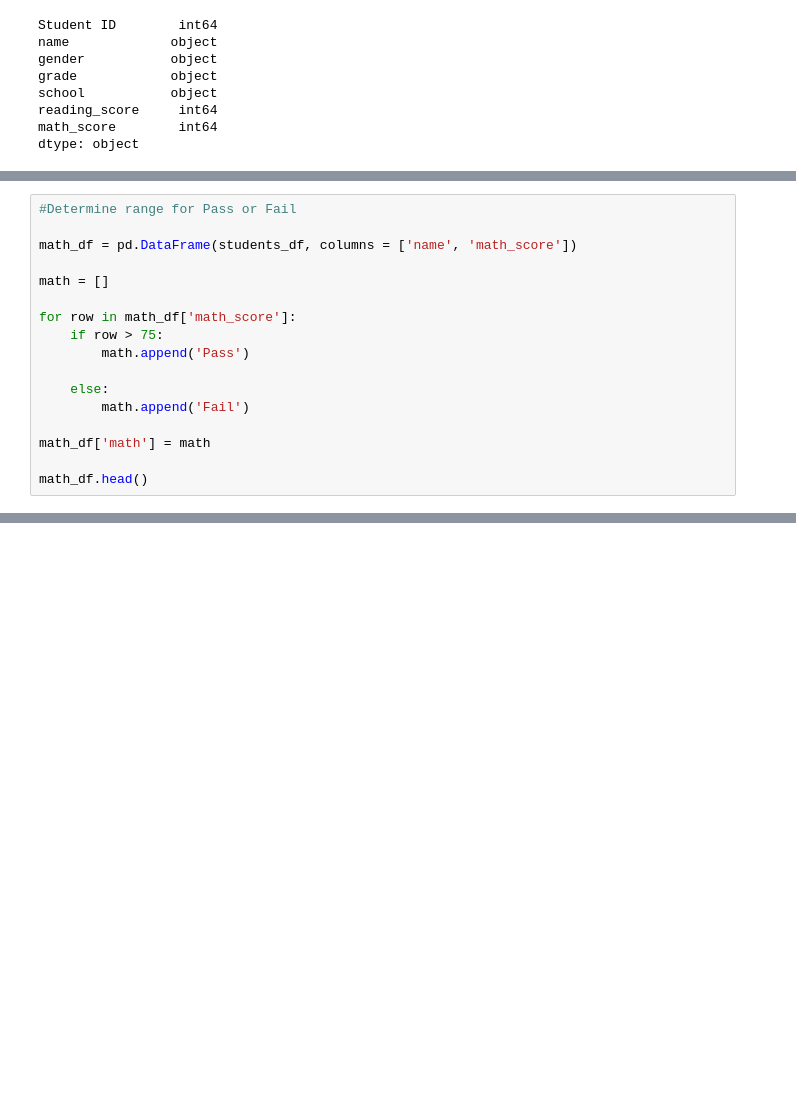
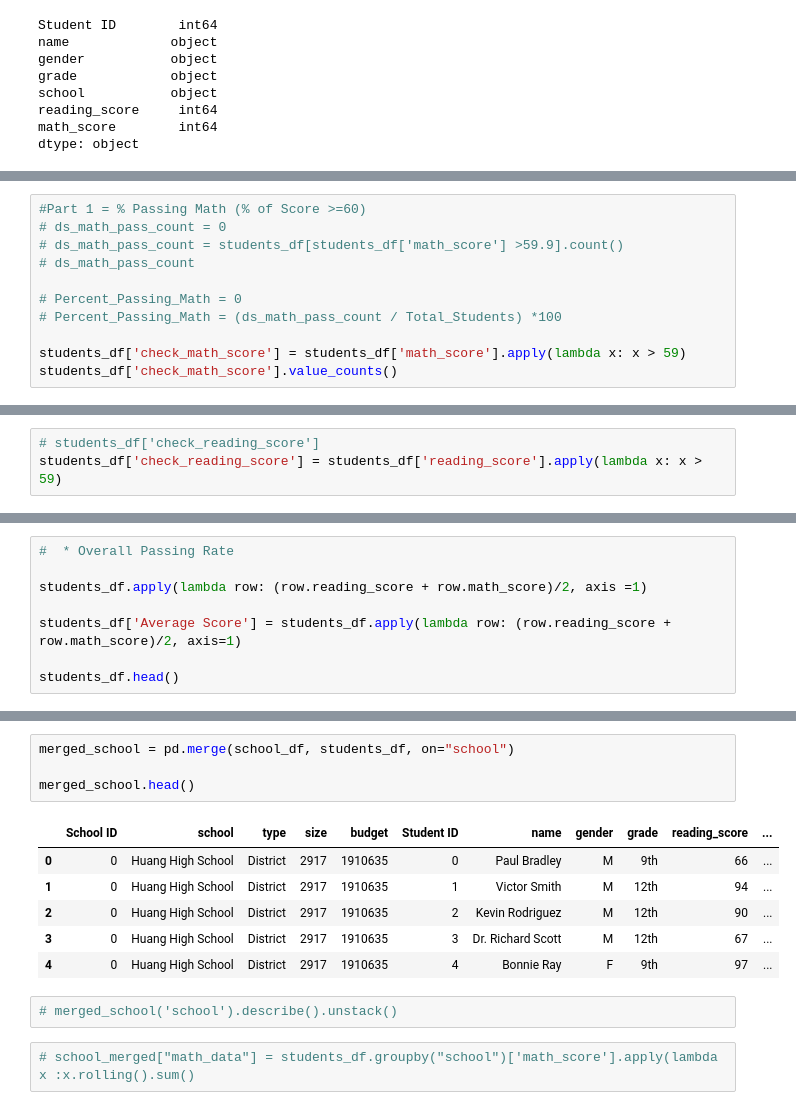
Before and after one commit to Vilma0228/Homework_4, a Jupyter notebook: PyCitySchools/raw_data/PyCitySchools.ipynb, the cells around one changed output, grey strips where cells are left out. Drawn from its saved outputs; the diff is of its cells as text; blank space fills up the shorter version.

```diff
--- a/PyCitySchools/raw_data/PyCitySchools.ipynb
+++ b/PyCitySchools/raw_data/PyCitySchools.ipynb
@@ -89,17 +61,0 @@ ds_math_pass = students_df['math_score']
-# %%
-#Determine range for Pass or Fail
-
-math_df = pd.DataFrame(students_df, columns = ['name', 'math_score'])
-
-math = []
-
-for row in math_df['math_score']:
-    if row > 75:
-        math.append('Pass')
-
-    else:
-        math.append('Fail')
-
-math_df['math'] = math
-
-math_df.head()
@@ -172,0 +85,11 @@ school_sum.head()
+# %%
+#Part 1 = % Passing Math (% of Score >=60)
+# ds_math_pass_count = 0
+# ds_math_pass_count = students_df[students_df['math_score'] >59.9].count()
+# ds_math_pass_count
+
+# Percent_Passing_Math = 0
+# Percent_Passing_Math = (ds_math_pass_count / Total_Students) *100
+
+students_df['check_math_score'] = students_df['math_score'].apply(lambda x: x > 59)
+students_df['check_math_score'].value_counts()
@@ -172,0 +109,3 @@ school_sum.head()
+# %%
+# students_df['check_reading_score']
+students_df['check_reading_score'] = students_df['reading_score'].apply(lambda x: x > 59)
@@ -172,0 +132,8 @@ school_sum.head()
+# %%
+#  * Overall Passing Rate
+
+students_df.apply(lambda row: (row.reading_score + row.math_score)/2, axis =1)
+
+students_df['Average Score'] = students_df.apply(lambda row: (row.reading_score + row.math_score)/2, axis=1)
+
+students_df.head()
@@ -172,0 +225,15 @@ school_sum.head()
+# %%
+merged_school = pd.merge(school_df, students_df, on="school")
+
+merged_school.head()
+# %% [output]
+|  | School ID | school | type | size | budget | Student ID | name | gender | grade | reading_score | ... |
+| 0 | 0 | Huang High School | District | 2917 | 1910635 | 0 | Paul Bradley | M | 9th | 66 | ... |
+| 1 | 0 | Huang High School | District | 2917 | 1910635 | 1 | Victor Smith | M | 12th | 94 | ... |
+| 2 | 0 | Huang High School | District | 2917 | 1910635 | 2 | Kevin Rodriguez | M | 12th | 90 | ... |
+| 3 | 0 | Huang High School | District | 2917 | 1910635 | 3 | Dr. Richard Scott | M | 12th | 67 | ... |
+| 4 | 0 | Huang High School | District | 2917 | 1910635 | 4 | Bonnie Ray | F | 9th | 97 | ... |
+# %%
+# merged_school('school').describe().unstack()
+# %%
+# school_merged["math_data"] = students_df.groupby("school")['math_score'].apply(lambda x :x.rolling().sum()
```
Also changed, not shown: parts of 46 cells of this notebook, 4 other files.
